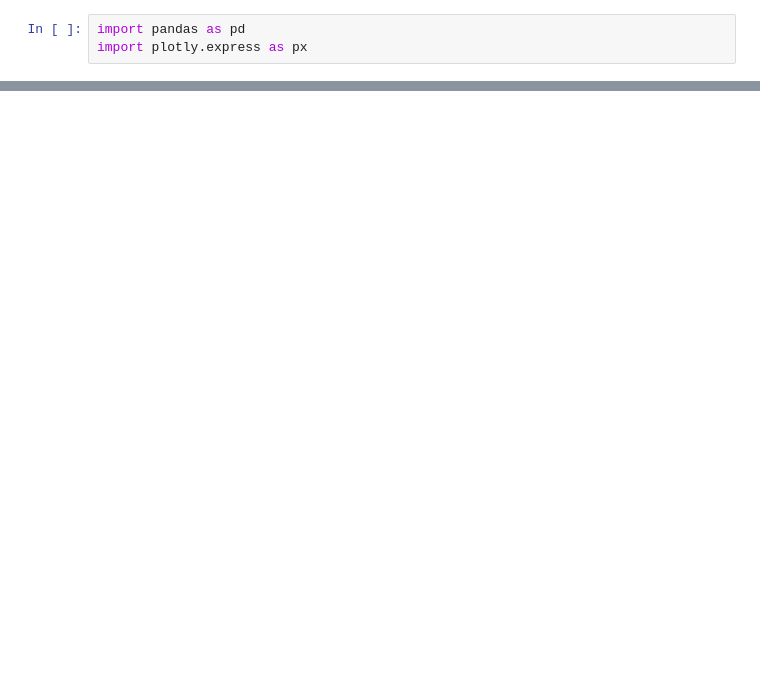
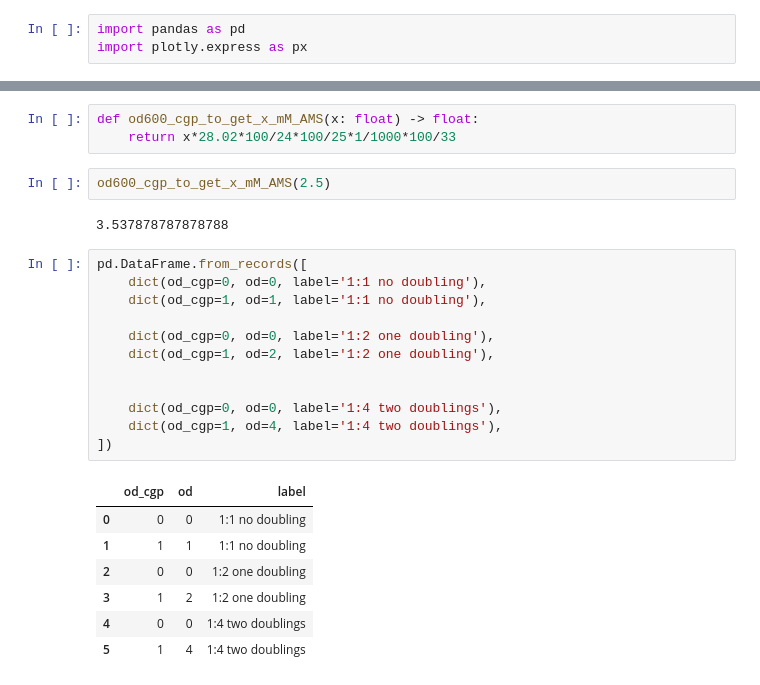
Before and after one commit to p7k/nu_tyo_lab_analysis, a Jupyter notebook: nb/exp/pk_exp004_N+_to_dosedN.ipynb, the cells around one changed output, grey strips where cells are left out. Saved outputs shown, nothing was run; the diff lists cells and outputs as text; blank space fills up the shorter version.

```diff
--- a/nb/exp/pk_exp004_N+_to_dosedN.ipynb
+++ b/nb/exp/pk_exp004_N+_to_dosedN.ipynb
@@ -52,0 +97,27 @@ px.line(
+# %%
+def od600_cgp_to_get_x_mM_AMS(x: float) -> float:
+    return x*28.02*100/24*100/25*1/1000*100/33
+# %%
+od600_cgp_to_get_x_mM_AMS(2.5)
+# %% [output]
+3.537878787878788
+# %%
+pd.DataFrame.from_records([
+    dict(od_cgp=0, od=0, label='1:1 no doubling'),
+    dict(od_cgp=1, od=1, label='1:1 no doubling'),
+
+    dict(od_cgp=0, od=0, label='1:2 one doubling'),
+    dict(od_cgp=1, od=2, label='1:2 one doubling'),
+
+
+    dict(od_cgp=0, od=0, label='1:4 two doublings'),
+    dict(od_cgp=1, od=4, label='1:4 two doublings'),
+])
+# %% [output]
+|  | od_cgp | od | label |
+| 0 | 0 | 0 | 1:1 no doubling |
+| 1 | 1 | 1 | 1:1 no doubling |
+| 2 | 0 | 0 | 1:2 one doubling |
+| 3 | 1 | 2 | 1:2 one doubling |
+| 4 | 0 | 0 | 1:4 two doublings |
+| 5 | 1 | 4 | 1:4 two doublings |
```
Also changed, not shown: parts of 6 cells of this notebook, 30 other files.
